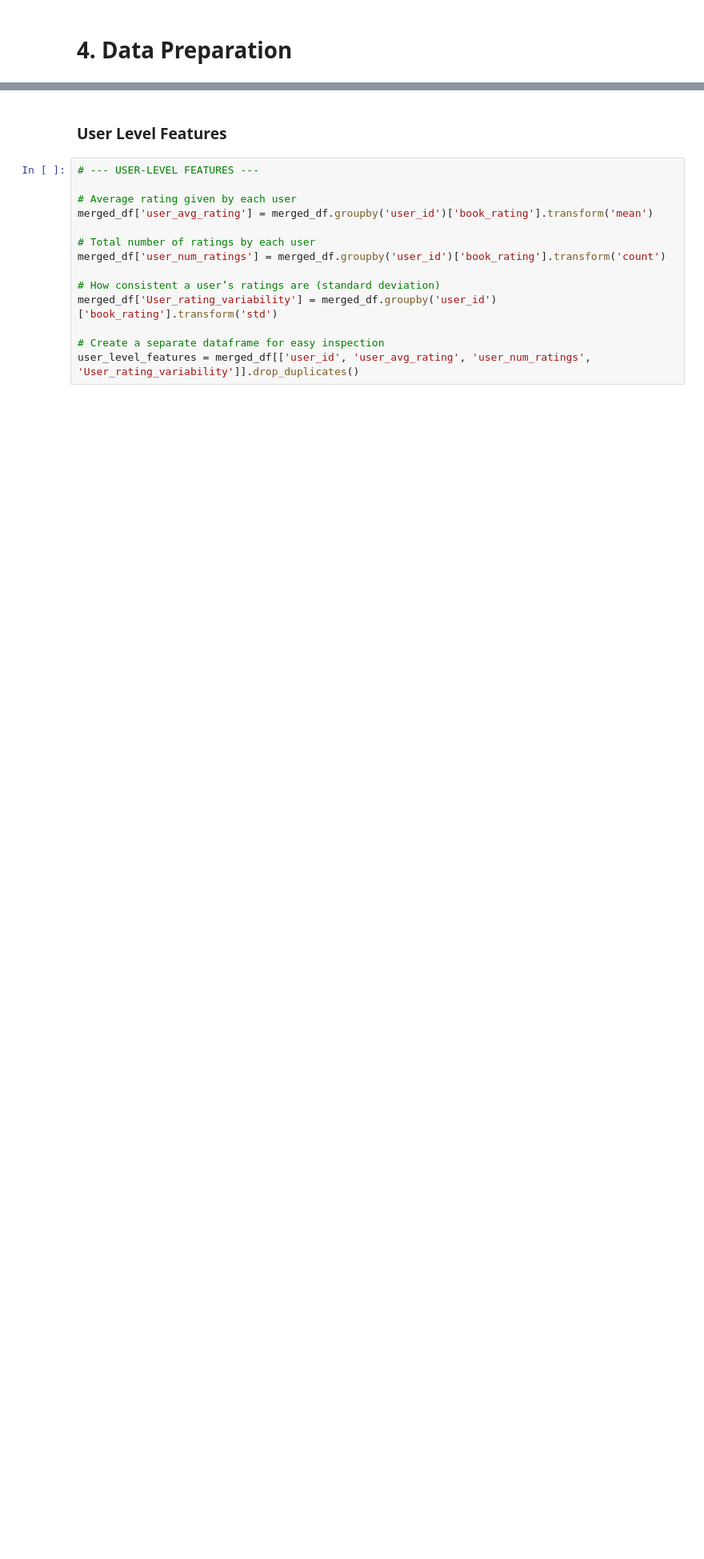
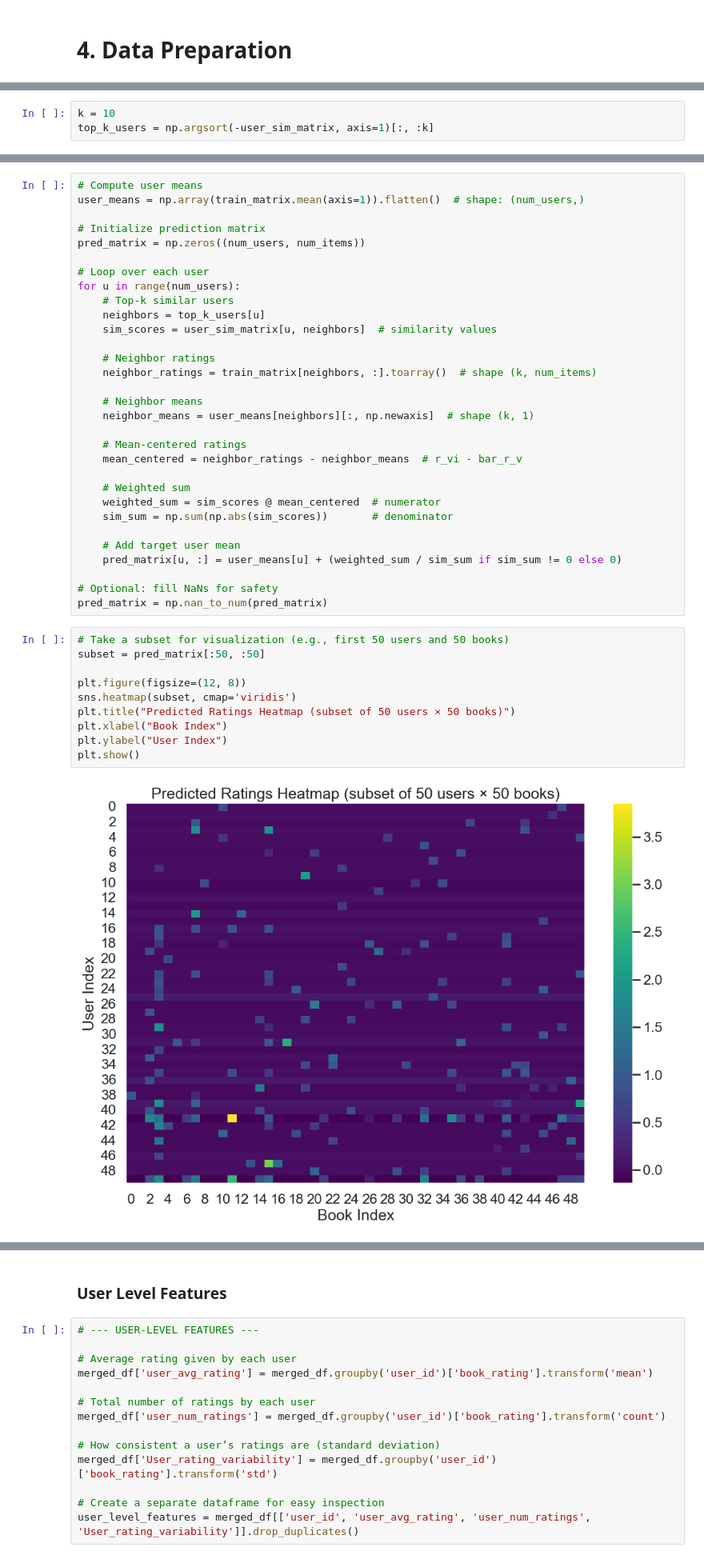
Before and after one commit to saricmilos/what-else-should-I-read, a Jupyter notebook: book_recommendation_system_eda.ipynb, the cells around one changed output, grey strips where cells are left out. Shown at 80% size. Cells and saved outputs as stored; diff of their text form; blank space fills up the shorter version.

```diff
--- a/book_recommendation_system_eda.ipynb
+++ b/book_recommendation_system_eda.ipynb
@@ -1325,0 +1660,3 @@ plot_histogram(merged_df, 'year_of_publication', bins=130, title='Year of Public
+# %%
+k = 10
+top_k_users = np.argsort(-user_sim_matrix, axis=1)[:, :k]
@@ -1325,0 +1675,43 @@ plot_histogram(merged_df, 'year_of_publication', bins=130, title='Year of Public
+# %%
+# Compute user means
+user_means = np.array(train_matrix.mean(axis=1)).flatten()  # shape: (num_users,)
+
+# Initialize prediction matrix
+pred_matrix = np.zeros((num_users, num_items))
+
+# Loop over each user
+for u in range(num_users):
+    # Top-k similar users
+    neighbors = top_k_users[u]
+    sim_scores = user_sim_matrix[u, neighbors]  # similarity values
+
+    # Neighbor ratings
+    neighbor_ratings = train_matrix[neighbors, :].toarray()  # shape (k, num_items)
+
+    # Neighbor means
+    neighbor_means = user_means[neighbors][:, np.newaxis]  # shape (k, 1)
+
+    # Mean-centered ratings
+    mean_centered = neighbor_ratings - neighbor_means  # r_vi - bar_r_v
+
+    # Weighted sum
+    weighted_sum = sim_scores @ mean_centered  # numerator
+    sim_sum = np.sum(np.abs(sim_scores))       # denominator
+
+    # Add target user mean
+    pred_matrix[u, :] = user_means[u] + (weighted_sum / sim_sum if sim_sum != 0 else 0)
+
+# Optional: fill NaNs for safety
+pred_matrix = np.nan_to_num(pred_matrix)
+# %%
+# Take a subset for visualization (e.g., first 50 users and 50 books)
+subset = pred_matrix[:50, :50]
+
+plt.figure(figsize=(12, 8))
+sns.heatmap(subset, cmap='viridis')
+plt.title("Predicted Ratings Heatmap (subset of 50 users × 50 books)")
+plt.xlabel("Book Index")
+plt.ylabel("User Index")
+plt.show()
+# %% [output]
+[figure, added]
```
Also changed, not shown: parts of 280 cells of this notebook, 1 other file.
